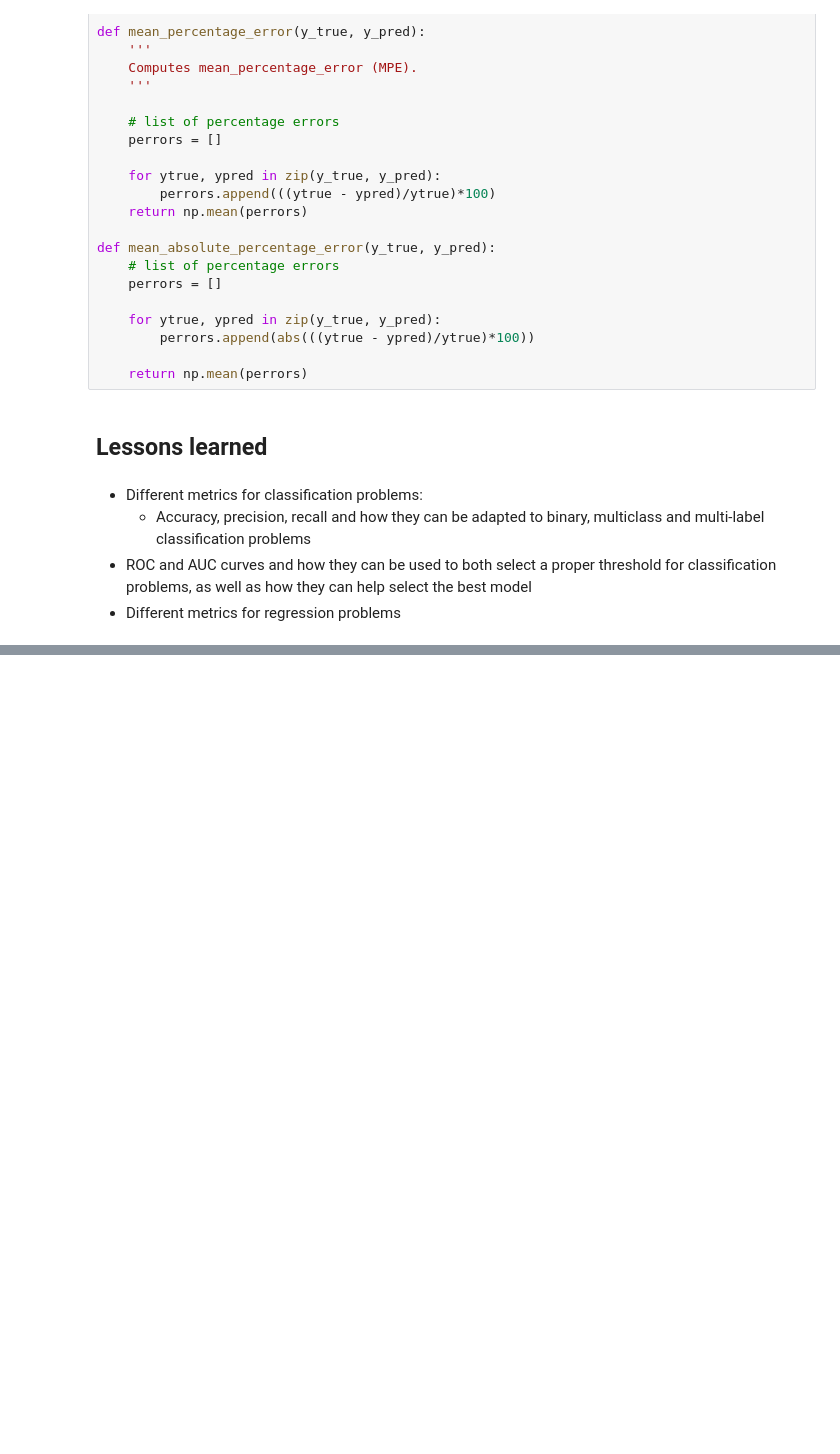
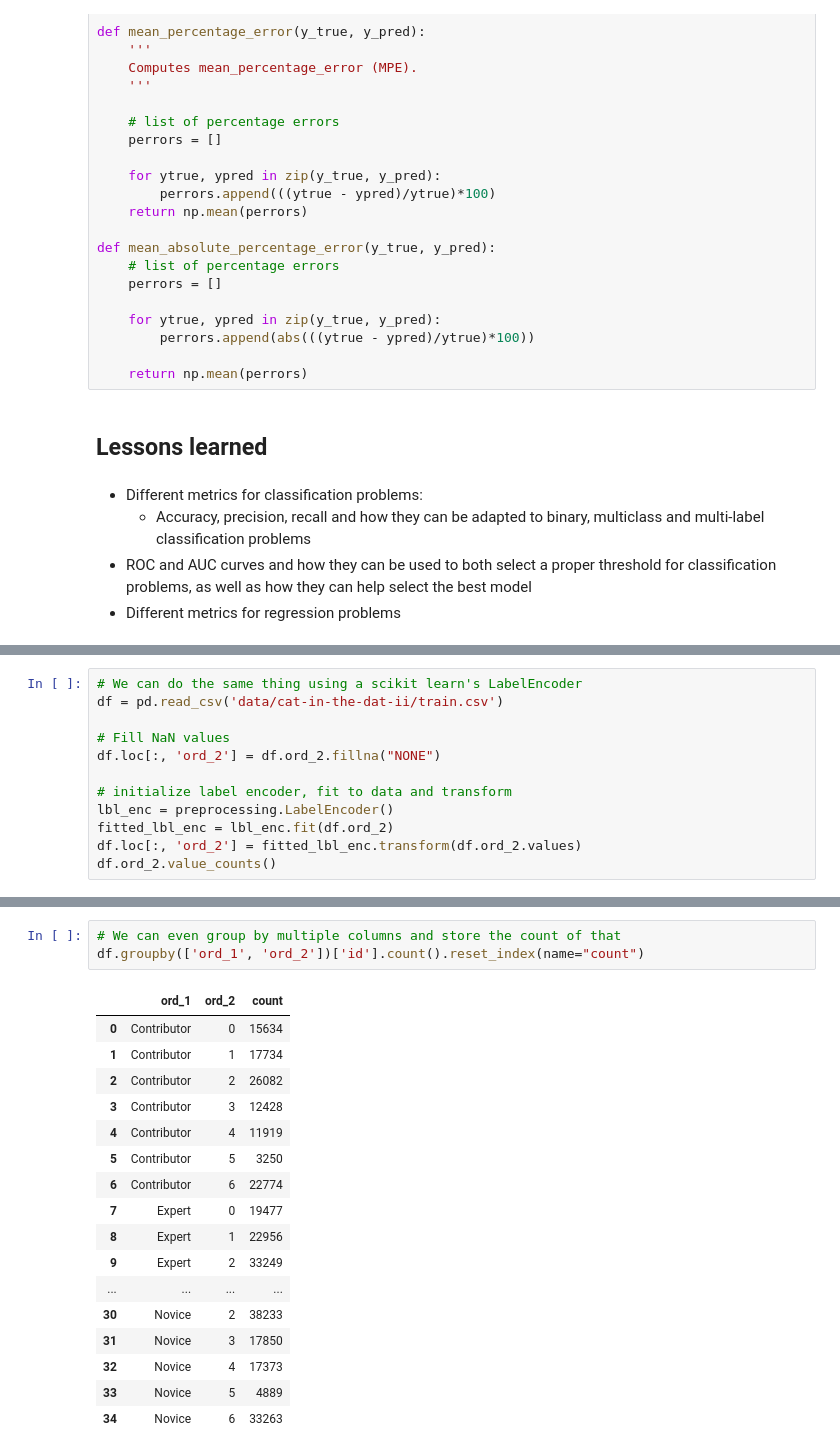
Before and after one commit to AliKhanafer7/approachingalmost, a Jupyter notebook: AAAMLP.ipynb, the cells around one changed output, grey strips where cells are left out. Saved outputs shown, nothing was run; the diff lists cells and outputs as text; blank space fills up the shorter version.

```diff
--- a/AAAMLP.ipynb
+++ b/AAAMLP.ipynb
@@ -1187,0 +1222,12 @@ def mean_absolute_percentage_error(y_true, y_pred):
+# %%
+# We can do the same thing using a scikit learn's LabelEncoder
+df = pd.read_csv('data/cat-in-the-dat-ii/train.csv')
+
+# Fill NaN values
+df.loc[:, 'ord_2'] = df.ord_2.fillna("NONE")
+
+# initialize label encoder, fit to data and transform
+lbl_enc = preprocessing.LabelEncoder()
+fitted_lbl_enc = lbl_enc.fit(df.ord_2)
+df.loc[:, 'ord_2'] = fitted_lbl_enc.transform(df.ord_2.values)
+df.ord_2.value_counts()
@@ -1187,0 +1397,21 @@ def mean_absolute_percentage_error(y_true, y_pred):
+# %%
+# We can even group by multiple columns and store the count of that
+df.groupby(['ord_1', 'ord_2'])['id'].count().reset_index(name="count")
+# %% [output]
+|  | ord_1 | ord_2 | count |
+| 0 | Contributor | 0 | 15634 |
+| 1 | Contributor | 1 | 17734 |
+| 2 | Contributor | 2 | 26082 |
+| 3 | Contributor | 3 | 12428 |
+| 4 | Contributor | 4 | 11919 |
+| 5 | Contributor | 5 | 3250 |
+| 6 | Contributor | 6 | 22774 |
+| 7 | Expert | 0 | 19477 |
+| 8 | Expert | 1 | 22956 |
+| 9 | Expert | 2 | 33249 |
+| ... | ... | ... | ... |
+| 30 | Novice | 2 | 38233 |
+| 31 | Novice | 3 | 17850 |
+| 32 | Novice | 4 | 17373 |
+| 33 | Novice | 5 | 4889 |
+| 34 | Novice | 6 | 33263 |
```
Also changed, not shown: parts of 21 cells of this notebook, 1 other file.
